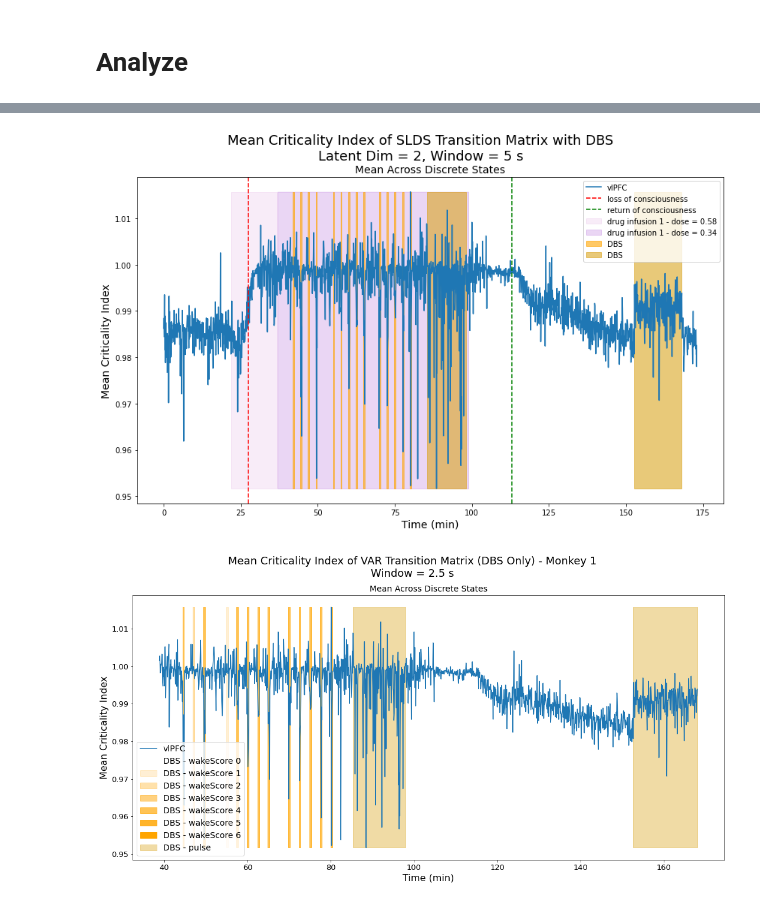
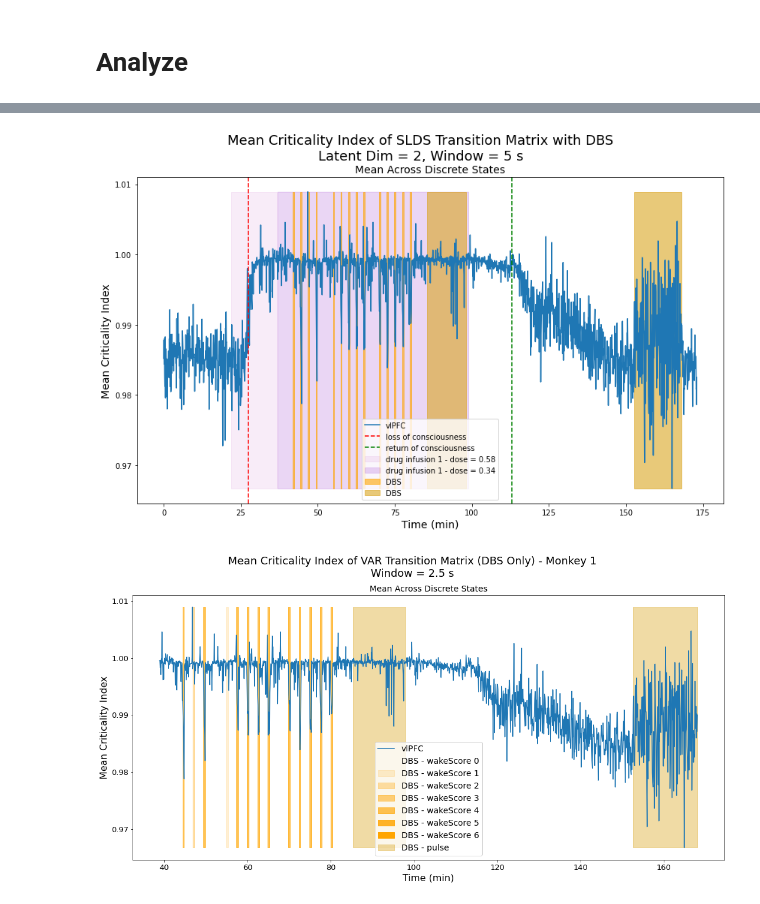
Before and after one commit to adamjeisen/ChaoticConsciousness, a Jupyter notebook: _sandbox/slds_method/2021-11-03 - Run on DBS.ipynb, the cells around one changed output, grey strips where cells are left out. Cells and saved outputs as stored; diff of their text form; code cells hidden in the pictures.

```diff
--- a/_sandbox/slds_method/2021-11-03 - Run on DBS.ipynb
+++ b/_sandbox/slds_method/2021-11-03 - Run on DBS.ipynb
@@ -34,9 +34,10 @@ filename = r'/home/adameisen/millerdata/common/datasets/anesthesia/mat/propofolW
 # filename = '/home/adameisen/millerdata/common/datasets/anesthesia/mat/propofolWakeup/Mary-Anesthesia-20161229-02.mat'
 print("Loading data ...")
 start = time.process_time()
-electrode_info, lfp, lfp_schema, session_info, trial_info, unit_info = loadmat(filename, variables=['electrodeInfo', 'lfp', 'lfpSchema', 'sessionInfo', 'trialInfo', 'unitInfo'], verbose=False)
+# electrode_info, lfp, lfp_schema, session_info, trial_info, unit_info = loadmat(filename, variables=['electrodeInfo', 'lfp', 'lfpSchema', 'sessionInfo', 'trialInfo', 'unitInfo'], verbose=False)
+electrode_info, lfp_schema, session_info, trial_info, unit_info = loadmat(filename, variables=['electrodeInfo', 'lfpSchema', 'sessionInfo', 'trialInfo', 'unitInfo'], verbose=False)
 dt = lfp_schema['smpInterval'][0]
-T = lfp.shape[0]
+# T = lfp.shape[0]
 
 f = h5py.File(filename, 'r')
 airPuff_binary, audio_binary = get_binary_stimuli(f)
@@ -119,6 +120,8 @@ NotebookApp.iopub_msg_rate_limit=1000.0 (msgs/sec)
 NotebookApp.rate_limit_window=3.0 (secs)
 # %% [markdown]
 # Analyze
+# %%
+data_dir = "/home/adameisen/Documents/MIT/code/ChaoticConsciousness/__data__/slds_dbs/slds_big_run_latent_2_duration_5_stride_5_Nov-04-2021_0215"
 # %%
 %%time
 # run_params = load(os.path.join(data_dir, "run_params"))
@@ -140,39 +143,46 @@ fig = plt.figure(figsize=(14, 8))
 
 ax = plt.gca()
 start_times = results.start_time/60
-mean_eigs = np.array([mat.mean() for mat in results.criticality_inds])
+# mean_eigs = np.array([mat.mean() for mat in results.criticality_inds])
+mean_eigs = np.zeros(len(results))
+for i in range(len(results)):
+    disc_states, counts = np.unique(results.disc_states.iloc[i], return_counts=True)
+    mean_crit = 0
+    for disc_state, count in zip(disc_states, counts):
+        mean_crit += (count/np.sum(counts))*results.criticality_inds.iloc[i][disc_state].mean()
+    mean_eigs[i] = mean_crit
 ax.plot(start_times, mean_eigs, label='vlPFC')
 ax.set_xlabel('Time (min)', fontsize=14)
 ax.set_ylabel('Mean Criticality Index', fontsize=14)
 ax.set_title("Mean Across Discrete States", fontsize=14)
 min_val = mean_eigs.min()
 max_val = mean_eigs.max()
 ax.fill_between(np.arange(session_info['drugStart'][0], session_info['drugEnd'][0], stride)/60,
                         min_val, max_val, color='plum', alpha=0.2, label=f"drug infusion 1 - dose = {session_info['drugDose'][0]}")
 ax.fill_between(np.arange(session_info['drugStart'][1], session_info['drugEnd'][1], stride)/60,
                         min_val, max_val, color='darkorchid', alpha=0.2, label=f"drug infusion 1 - dose = {session_info['drugDose'][1]}")
 
 if np.sum(session_info['eyesOpen']) < 10:
         plt.axvline(session_info['eyesClose'][0]/60, linestyle='--', c='red', label="loss of consciousness")
         plt.axvline(session_info['eyesClose'][1]/60, linestyle='--', c='green', label="return of consciousness")
 else:
     plt.axvline(session_info['eyesClose'][-1]/60 if isinstance(session_info['eyesClose'], np.ndarray) else session_info['eyesClose']/60, linestyle='--', c='red', label="loss of consciousness")
     plt.axvline(session_info['eyesOpen'][-1]/60 if isinstance(session_info['eyesOpen'], np.ndarray) else session_info['eyesOpen']/60, linestyle='--', c='green', label="return of consciousness")
 
 dbs_bool =  {'train': np.zeros(len(mean_eigs)), 'pulse': np.zeros(len(mean_eigs))}
 for i, (t_on, t_off, timing_type) in enumerate(zip(trial_info['dbs_stimOn'], trial_info['dbs_stimOff'], trial_info['dbs_timingType'])):
     dbs_bool[timing_type][int(t_on/stride):int(t_off/stride)] = 1
 
 for timing_type, c in [('train', 'orange'), ('pulse', 'goldenrod')]:
     ax.fill_between(start_times, min_val, max_val, where=dbs_bool[timing_type], color=c, alpha=0.6, label='DBS')
 
 
 
 ax.legend()
 plt.suptitle(f"Mean Criticality Index of SLDS Transition Matrix with DBS\nLatent Dim = {latent_dim}, Window = {duration} s", fontsize=18)
 plt.show()
 # %% [output]
-[figure, old version]
+[figure, new version]
 # %%
 fig = plt.figure(figsize=(15, 8))
 
@@ -189,7 +199,14 @@ areas_colors = [('vlPFC', 'C0'), ('FEF', 'skyblue'), ('CPB', 'lightsteelblue'),
 start_times = results.start_time[start_ind:end_ind]/60
 # for area, c in areas_colors:
 for area, c in [('vlPFC', 'C0')]:
-    mean_eigs = np.array([mat.mean() for mat in results.criticality_inds])[start_ind:end_ind]
+    mean_eigs = np.zeros(len(results))
+    for i in range(len(results)):
+        disc_states, counts = np.unique(results.disc_states.iloc[i], return_counts=True)
+        mean_crit = 0
+        for disc_state, count in zip(disc_states, counts):
+            mean_crit += (count/np.sum(counts))*results.criticality_inds.iloc[i][disc_state].mean()
+        mean_eigs[i] = mean_crit
+    mean_eigs = mean_eigs[start_ind:end_ind]
     plt.plot(start_times, mean_eigs, label=area, c=c)
 
     plt.xlabel('Time (min)', fontsize=14)
@@ -224,4 +241,4 @@ plt.suptitle("Mean Criticality Index of VAR Transition Matrix (DBS Only) - Monke
 plt.tight_layout()
 plt.show()
 # %% [output]
-[figure, old version]
+[figure, new version]
```
Also changed, not shown: parts of 2 cells of this notebook, 7 other files.
